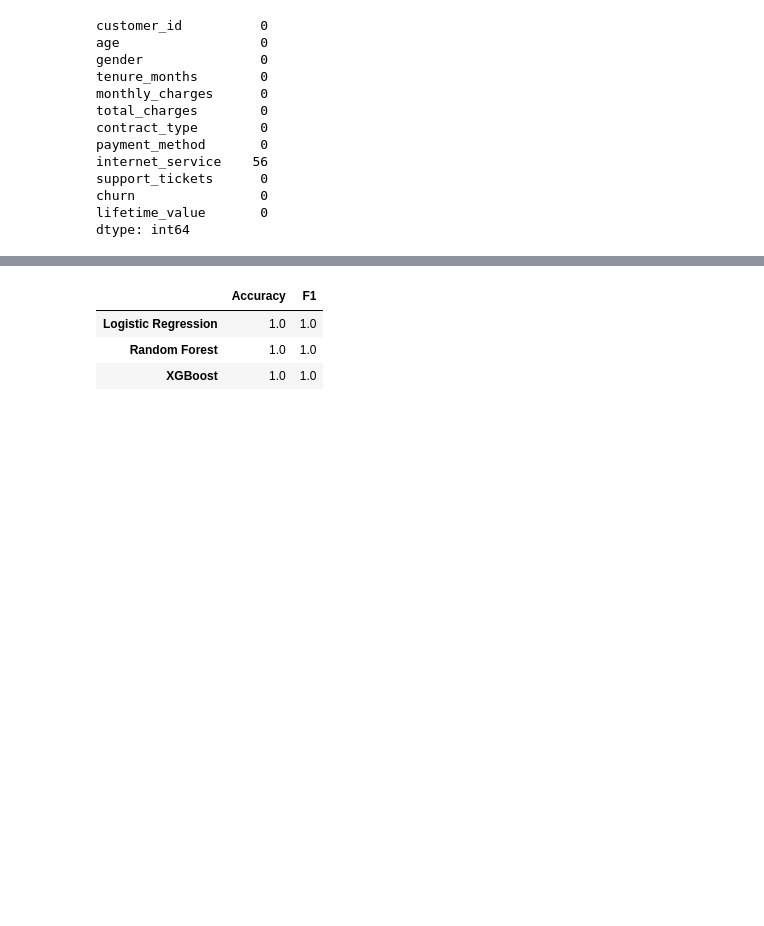
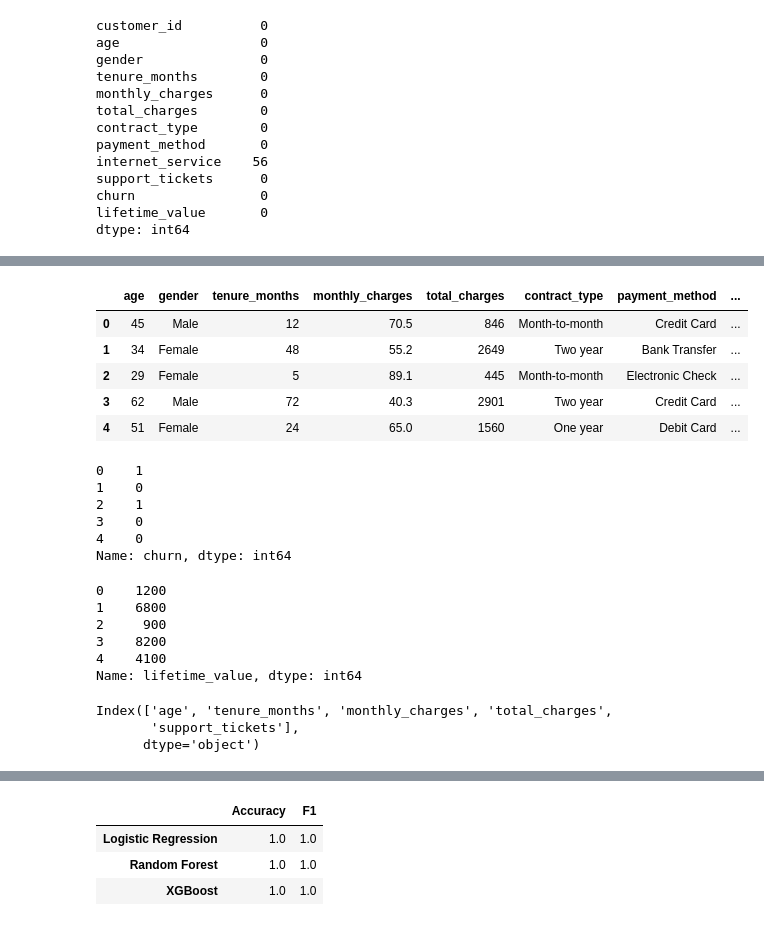
Before and after one commit to cepialabs/interns_ai_ml_assignments, a Jupyter notebook: week-4/mini-project week-4/ml_project.ipynb, the cells around one changed output, grey strips where cells are left out. Saved outputs shown, nothing was run; the diff lists cells and outputs as text; code cells hidden in the pictures; blank space fills up the shorter version.

```diff
--- a/week-4/mini-project week-4/ml_project.ipynb
+++ b/week-4/mini-project week-4/ml_project.ipynb
@@ -120,3 +108,36 @@ preprocessor = ColumnTransformer([
     ("num", StandardScaler(), num_features),
     ("cat", OneHotEncoder(drop="first"), cat_features)
 ])
+# %%
+X.head()
+# %% [output]
+|  | age | gender | tenure_months | monthly_charges | total_charges | contract_type | payment_method | ... |
+| 0 | 45 | Male | 12 | 70.5 | 846 | Month-to-month | Credit Card | ... |
+| 1 | 34 | Female | 48 | 55.2 | 2649 | Two year | Bank Transfer | ... |
+| 2 | 29 | Female | 5 | 89.1 | 445 | Month-to-month | Electronic Check | ... |
+| 3 | 62 | Male | 72 | 40.3 | 2901 | Two year | Credit Card | ... |
+| 4 | 51 | Female | 24 | 65.0 | 1560 | One year | Debit Card | ... |
+# %%
+y_class.head()
+# %% [output]
+0    1
+1    0
+2    1
+3    0
+4    0
+Name: churn, dtype: int64
+# %%
+y_reg.head()
+# %% [output]
+0    1200
+1    6800
+2     900
+3    8200
+4    4100
+Name: lifetime_value, dtype: int64
+# %%
+print(num_features)
+# %% [output]
+Index(['age', 'tenure_months', 'monthly_charges', 'total_charges',
+       'support_tickets'],
+      dtype='object')
```
Also changed, not shown: parts of 8 cells of this notebook.
